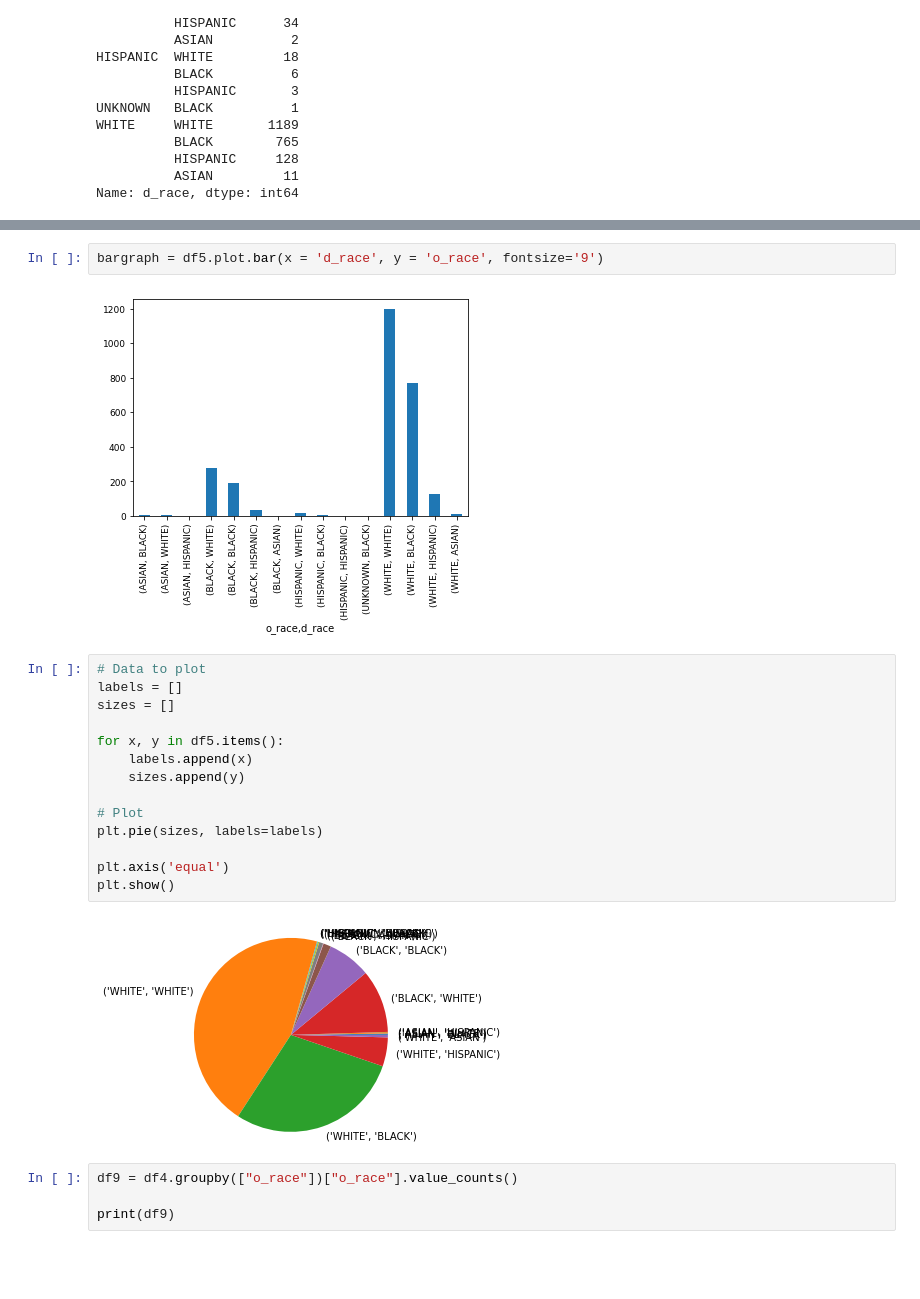
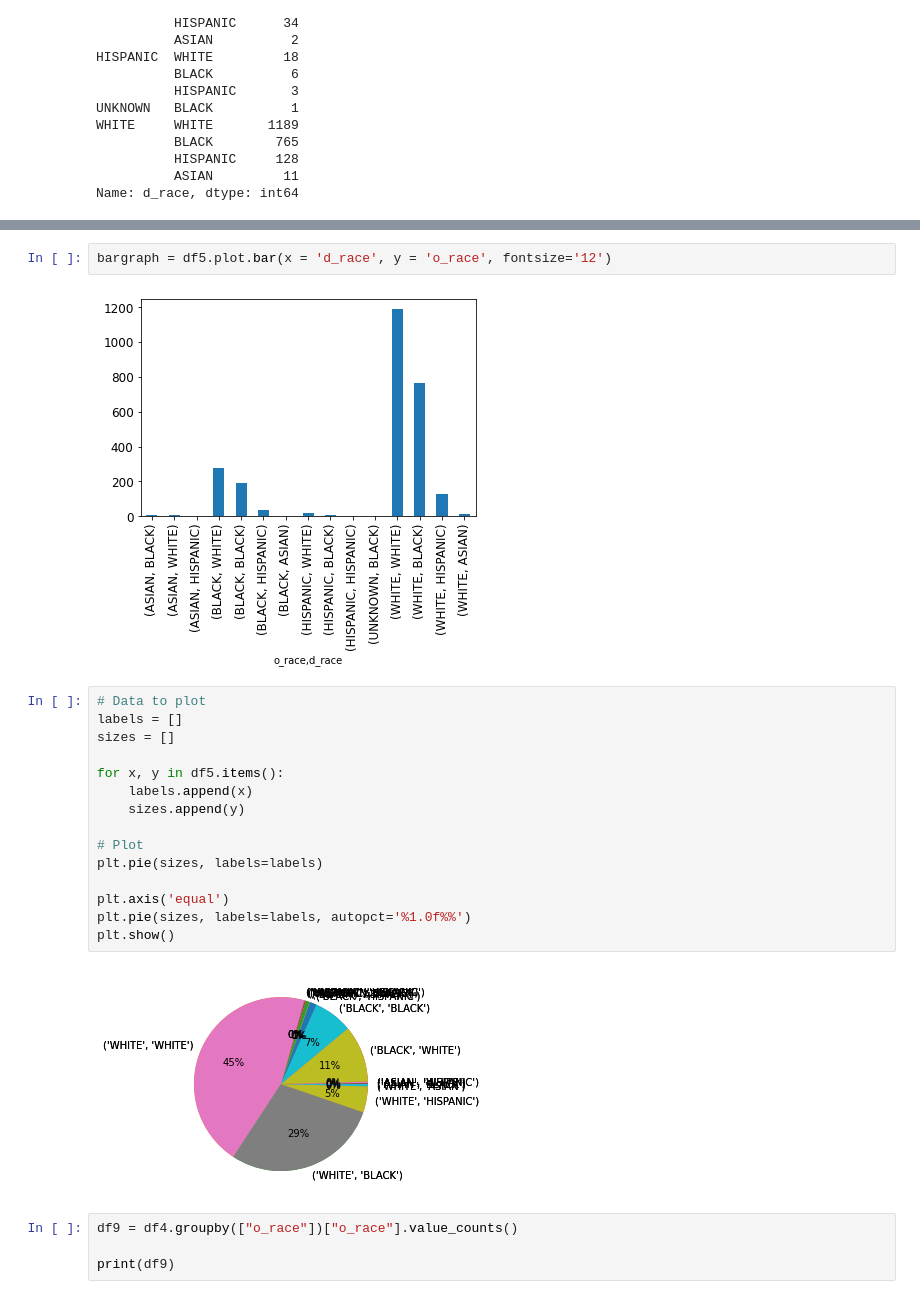
Before and after one commit to dmorton714/lmpd, a Jupyter notebook: lmpd_cleaned.ipynb, the cells around one changed output, grey strips where cells are left out. Saved outputs shown, nothing was run; the diff lists cells and outputs as text; blank space fills up the shorter version.

```diff
--- a/lmpd_cleaned.ipynb
+++ b/lmpd_cleaned.ipynb
@@ -355,7 +584,7 @@ Name: d_race, dtype: int64
 # %%
-bargraph = df5.plot.bar(x = 'd_race', y = 'o_race', fontsize='9')
+bargraph = df5.plot.bar(x = 'd_race', y = 'o_race', fontsize='12')
 # %% [output]
-[figure, old version]
+[figure, new version]
 # %%
 # Data to plot
 labels = []
@@ -369,9 +598,10 @@ for x, y in df5.items():
 plt.pie(sizes, labels=labels)
 
 plt.axis('equal')
+plt.pie(sizes, labels=labels, autopct='%1.0f%%')
 plt.show()
 # %% [output]
-[figure, old version]
+[figure, new version]
 # %%
 df9 = df4.groupby(["o_race"])["o_race"].value_counts()
 
```
Also changed, not shown: parts of 14 cells of this notebook.
